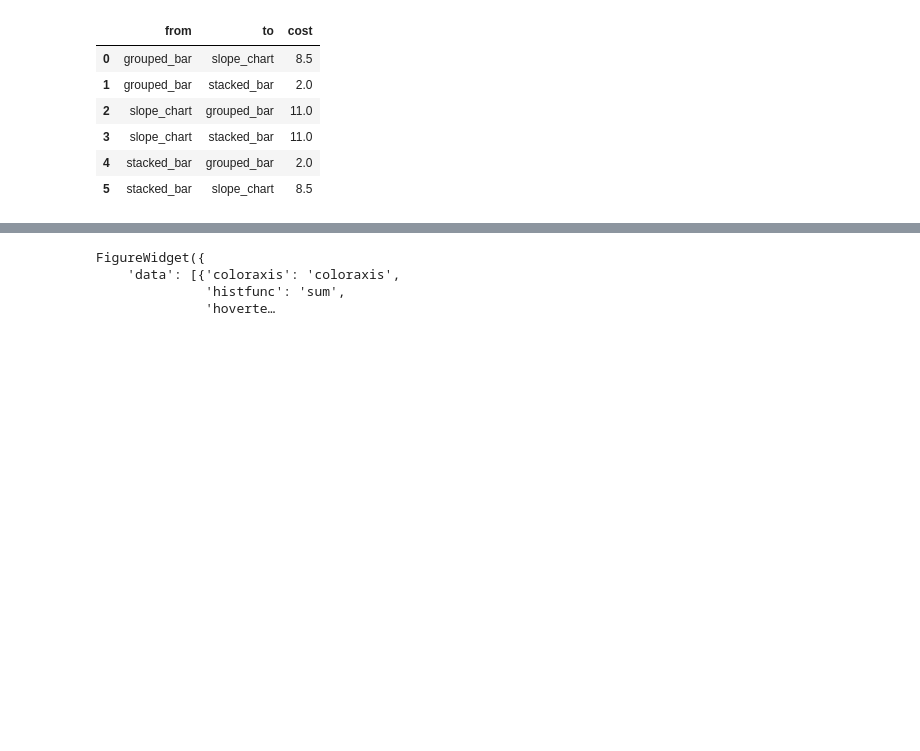
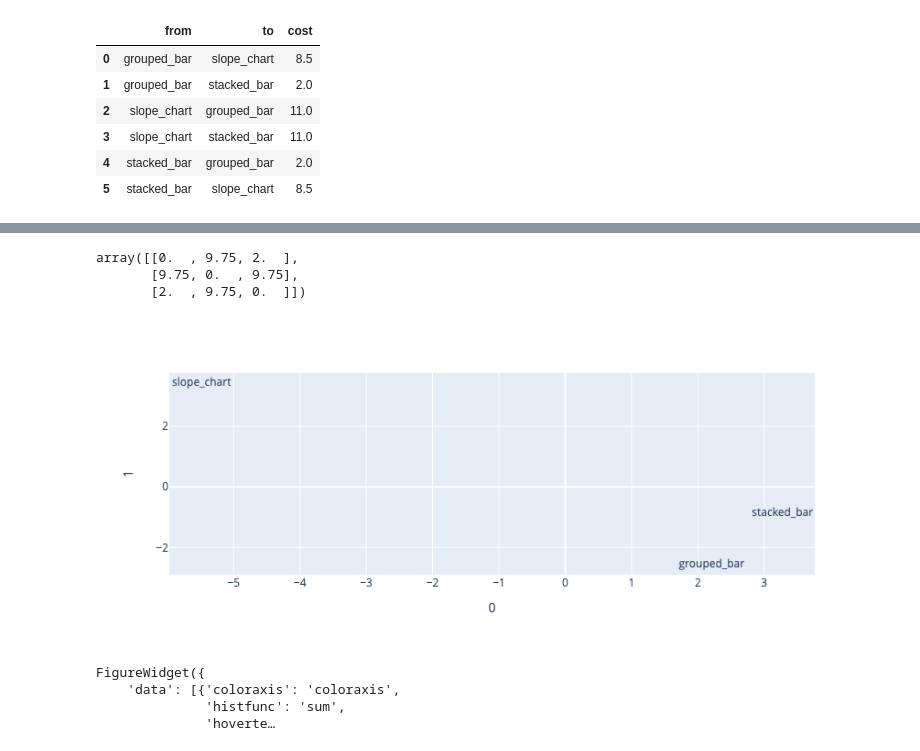
Before and after one commit to notascope/notascope, a Jupyter notebook: analysis.ipynb, the cells around one changed output, grey strips where cells are left out. Drawn from its saved outputs; the diff is of its cells as text; code cells hidden in the pictures; blank space fills up the shorter version.

```diff
--- a/analysis.ipynb
+++ b/analysis.ipynb
@@ -13,3 +13,6 @@ df
 | 3 | slope_chart | stacked_bar | 11.0 |
 | 4 | stacked_bar | grouped_bar | 2.0 |
 | 5 | stacked_bar | slope_chart | 8.5 |
+# %%
+square = df.pivot_table(index="from", columns="to", values="cost").fillna(0)
+square
@@ -16,3 +25,19 @@ df
+# %%
+(square.values+square.values.T)/2
+# %% [output]
+array([[0.  , 9.75, 2.  ],
+       [9.75, 0.  , 9.75],
+       [2.  , 9.75, 0.  ]])
+# %%
+from sklearn.manifold import MDS
+embedding = MDS(n_components=2, dissimilarity='precomputed')
+# %%
+px.scatter(
+    embedding.fit_transform((square.values+square.values.T)/2),
+    x=0,y=1,text=square.index
+).update_traces(mode="text")
+# %% [output]
+[figure, added]
 # %%
 order = list(df["from"].unique())
 # %%
```
Also changed, not shown: parts of 2 cells of this notebook, 3 other files.
